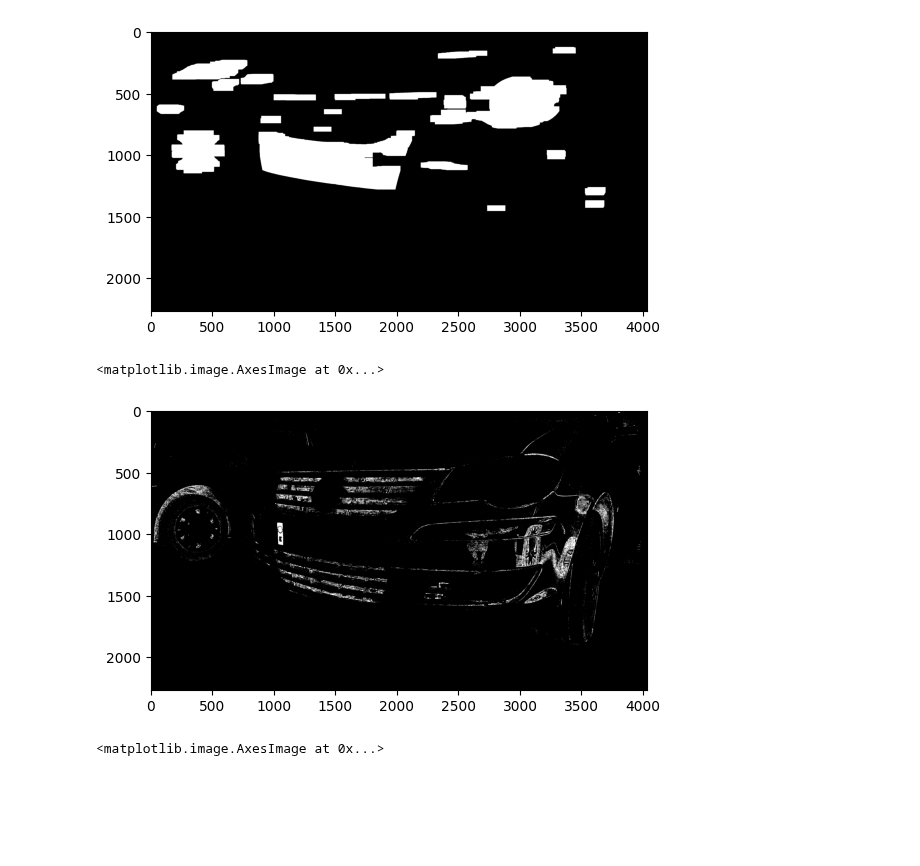
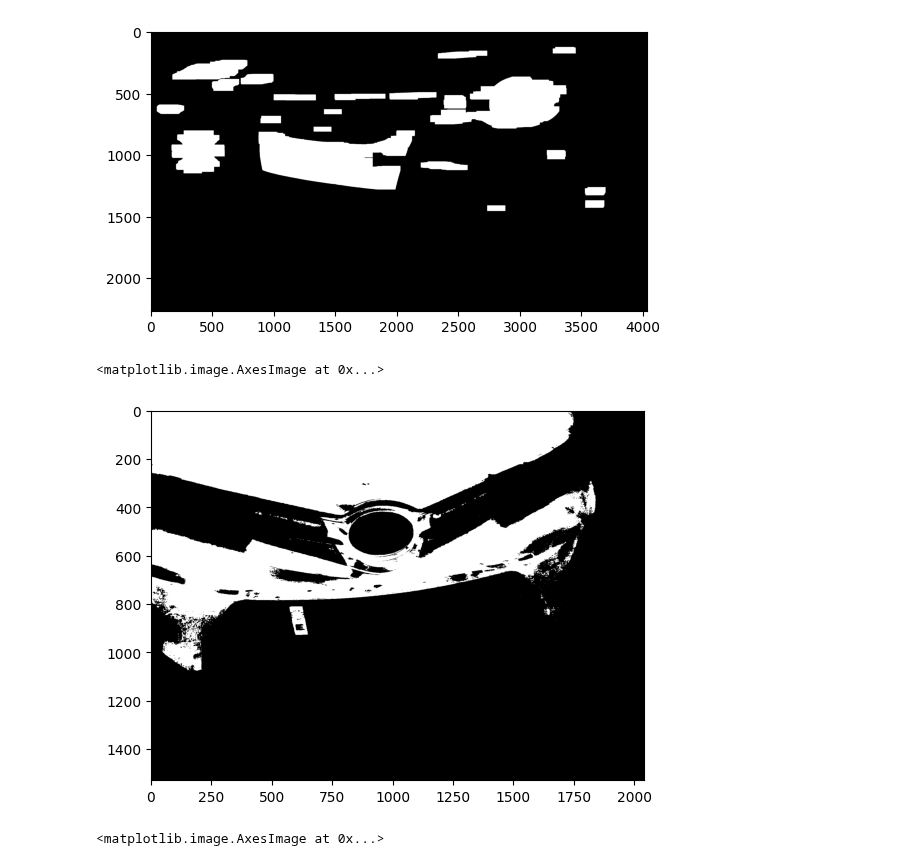
Before and after one commit to danielpaulisch/psiv2_matricules, a Jupyter notebook: dilate_contorns_blau.ipynb, the cells around one changed output. Drawn from its saved outputs; the diff is of its cells as text; code cells hidden in the pictures; blank space fills up the shorter version.

```diff
--- a/dilate_contorns_blau.ipynb
+++ b/dilate_contorns_blau.ipynb
@@ -118,10 +114,10 @@ plt.imshow(imagenes_cnt[0], cmap="gray")
 # %%
 #aqui canvia el codi:
 
-plt.imshow(imagenes_b[0], cmap="gray")
+plt.imshow(imagenes_b[30], cmap="gray")
 # %% [output]
 <matplotlib.image.AxesImage at 0x...>
-[figure, old version]
+[figure, new version]
 # %%
 plt.imshow(imagenes_b[0]*imagenes_cnt[0], cmap="gray")
 # %% [output]
```
Also changed, not shown: parts of 17 cells of this notebook.
